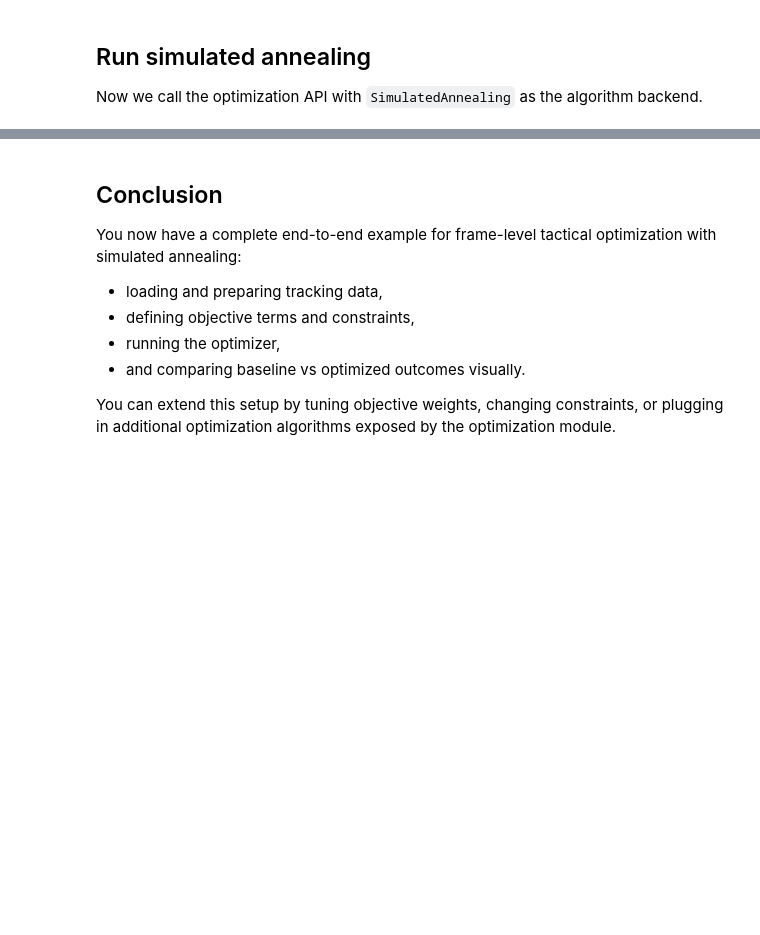
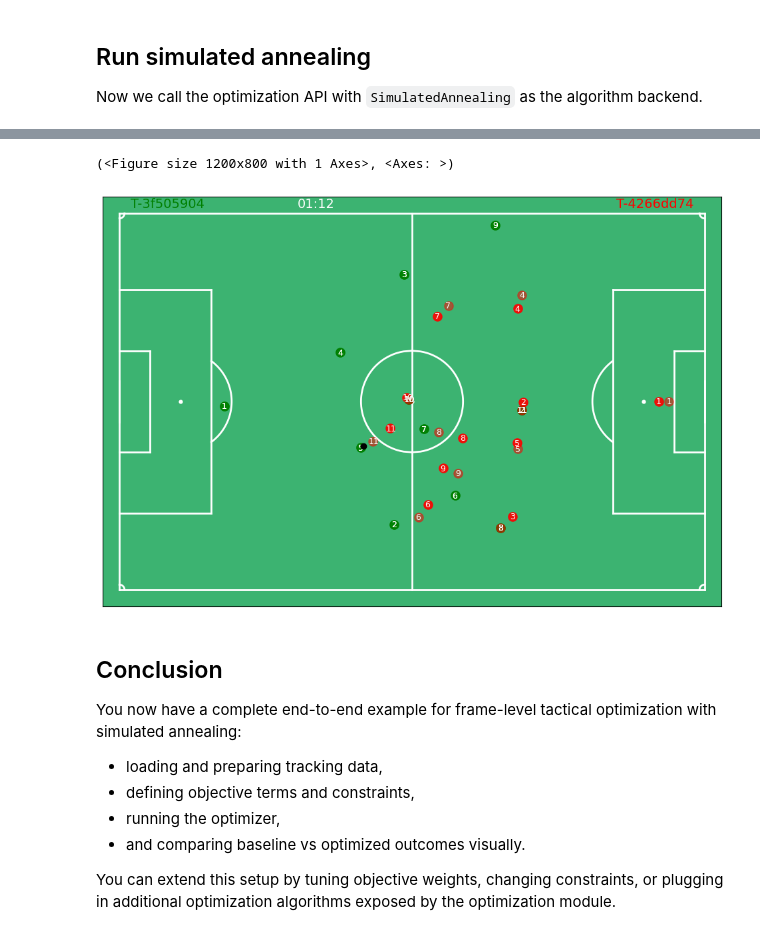
Before and after one commit to amarshah1999/databallpy, a Jupyter notebook: docs/features/optimization.ipynb, the cells around one changed output, grey strips where cells are left out. Cells and saved outputs as stored; diff of their text form; code cells hidden in the pictures; blank space fills up the shorter version.

Commit message:
Add diff_frame method

```diff
--- a/docs/features/optimization.ipynb
+++ b/docs/features/optimization.ipynb
@@ -199,0 +132,12 @@ fig, ax
+# %%
+from databallpy.visualize import diff_frames
+
+fig, ax = diff_frames(
+    game = game,
+    frame_1_idx = selected_frame_idx,
+    td_2 = pd.DataFrame(result.best_frame).transpose().astype(game.tracking_data.dtypes),
+    frame_2_idx = selected_frame_idx,
+    team_colors = ["green", "red"],
+)
+fig, ax
+# %% [output]
@@ -200,3 +146,5 @@ fig, ax
+(<Figure size 1200x800 with 1 Axes>, <Axes: >)
+[figure, added]
 # %% [markdown]
 ## Conclusion
 
```
Also changed, not shown: parts of 7 cells of this notebook, 1 other file.
